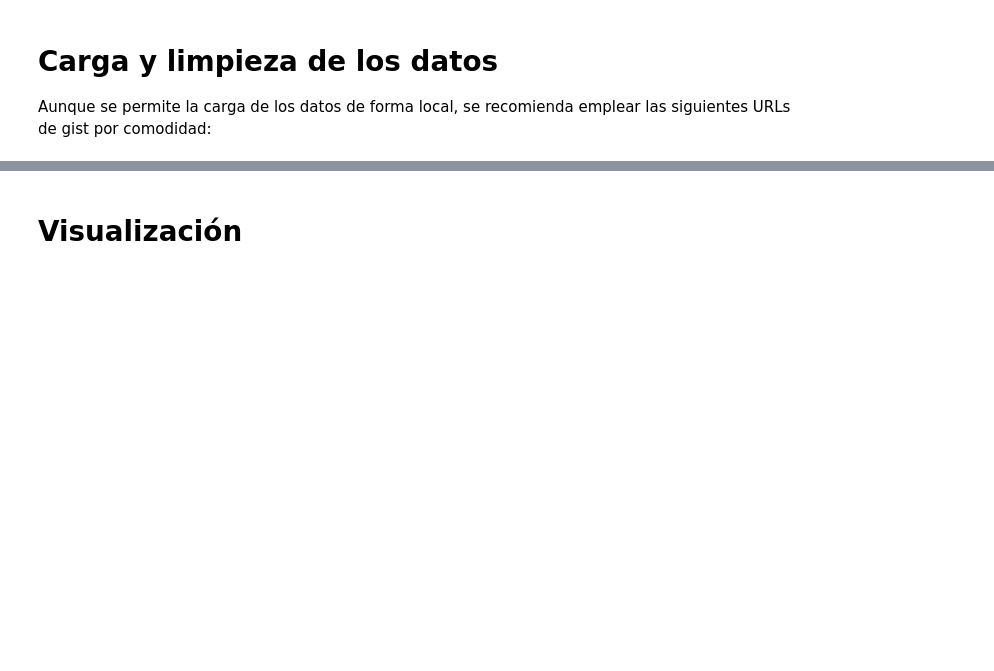
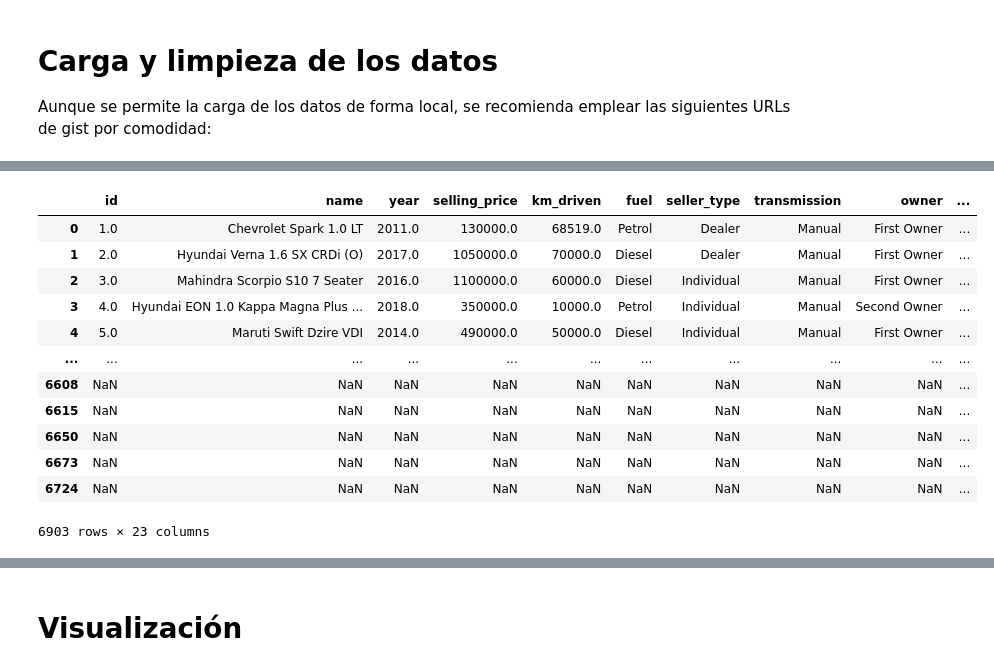
Before and after one commit to Sergio3d/CD-Core, a Jupyter notebook: tema3/practica_regresion.ipynb, the cells around one changed output, grey strips where cells are left out. Drawn from its saved outputs; the diff is of its cells as text; code cells hidden in the pictures; blank space fills up the shorter version.

```diff
--- a/tema3/practica_regresion.ipynb
+++ b/tema3/practica_regresion.ipynb
@@ -64,0 +65,10 @@ train_df
+# %%
+pd.set_option('display.max_rows', 100)
+train_df['marca'] = train_df['name'].str.split().str[0]
+train_df['engine'] = train_df['engine'].str.split().str[0]
+train_df['max_power'] = train_df['max_power'].str.split().str[0]
+train_df['mileage'] = train_df['mileage'].str.split().str[0]
+# %%
+print(train_df.head(40).tail(5))
+train_df = train_df.dropna()
+train_df.head(40).tail(5)
@@ -65,3 +102,44 @@ train_df
+# %%
+
+
+# fuel = OrdinalEncoder().fit_transform(train_df[['fuel']])
+# seller_type = OrdinalEncoder().fit_transform(train_df[['seller_type']])
+# marca = OrdinalEncoder().fit_transform(train_df[['owner']])
+# owner = OrdinalEncoder().fit_transform(train_df[['marca']])
+# df_fuel = pd.DataFrame(data = fuel, columns = ['fuel'])
+# df_seller_type = pd.DataFrame(data = seller_type, columns = ['seller_type'])
+# df_owner = pd.DataFrame(data = owner, columns = ['owner'])
+# df_marca = pd.DataFrame(data = marca, columns = ['marca'])
+# new_train_df = pd.concat([train_df, df_transmission, df_fuel, df_seller_type, df_owner], axis=1)
+
+columns_to_encode = ['fuel', 'seller_type', 'owner', 'marca']
+encoded_dfs = [df_transmission]
+encoder = OrdinalEncoder()
+for column in columns_to_encode:
+    encoded_values = encoder.fit_transform(train_df[[column]])
+    df_encoded = pd.DataFrame(data=encoded_values, columns=[column])
+    encoded_dfs.append(df_encoded)
+transmission = OneHotEncoder().fit_transform(train_df[['transmission']]).toarray()
+df_transmission = pd.DataFrame(data = transmission, columns = ['Manual', 'Automatic'])
+encoded_dfs.append(df_transmission)
+# Concatenar los DataFrames originales con los codificados
+new_train_df = pd.concat([train_df] + encoded_dfs, axis=1)
+
+new_train_df
+# %% [output]
+|  | id | name | year | selling_price | km_driven | fuel | seller_type | transmission | owner | ... |
+| 0 | 1.0 | Chevrolet Spark 1.0 LT | 2011.0 | 130000.0 | 68519.0 | Petrol | Dealer | Manual | First Owner | ... |
+| 1 | 2.0 | Hyundai Verna 1.6 SX CRDi (O) | 2017.0 | 1050000.0 | 70000.0 | Diesel | Dealer | Manual | First Owner | ... |
+| 2 | 3.0 | Mahindra Scorpio S10 7 Seater | 2016.0 | 1100000.0 | 60000.0 | Diesel | Individual | Manual | First Owner | ... |
+| 3 | 4.0 | Hyundai EON 1.0 Kappa Magna Plus ... | 2018.0 | 350000.0 | 10000.0 | Petrol | Individual | Manual | Second Owner | ... |
+| 4 | 5.0 | Maruti Swift Dzire VDI | 2014.0 | 490000.0 | 50000.0 | Diesel | Individual | Manual | First Owner | ... |
+| ... | ... | ... | ... | ... | ... | ... | ... | ... | ... | ... |
+| 6608 | NaN | NaN | NaN | NaN | NaN | NaN | NaN | NaN | NaN | ... |
+| 6615 | NaN | NaN | NaN | NaN | NaN | NaN | NaN | NaN | NaN | ... |
+| 6650 | NaN | NaN | NaN | NaN | NaN | NaN | NaN | NaN | NaN | ... |
+| 6673 | NaN | NaN | NaN | NaN | NaN | NaN | NaN | NaN | NaN | ... |
+| 6724 | NaN | NaN | NaN | NaN | NaN | NaN | NaN | NaN | NaN | ... |
+6903 rows × 23 columns
 # %%
 test_df
 # %% [output]
```
Also changed, not shown: parts of 4 cells of this notebook.
